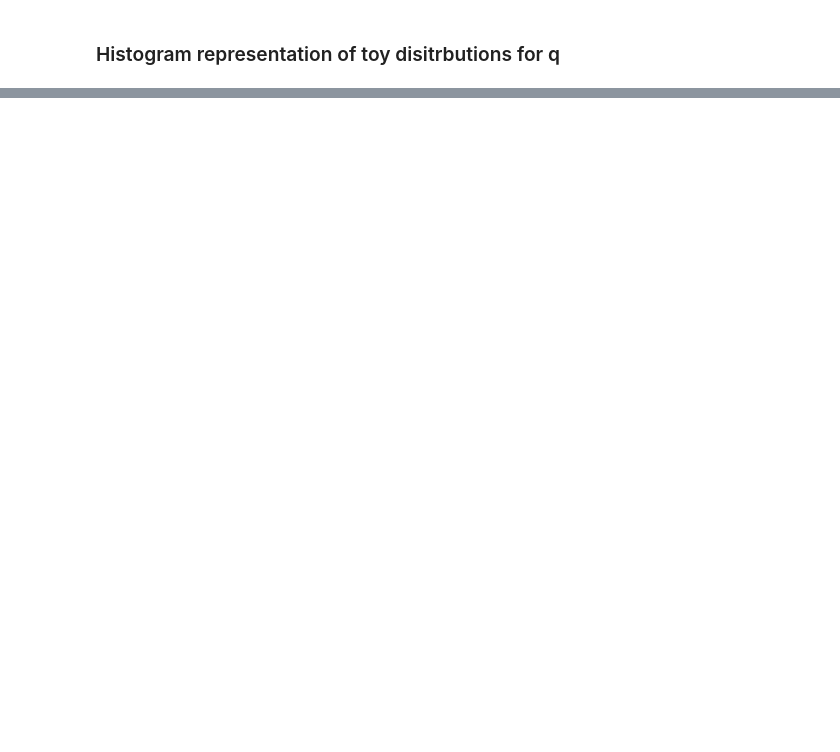
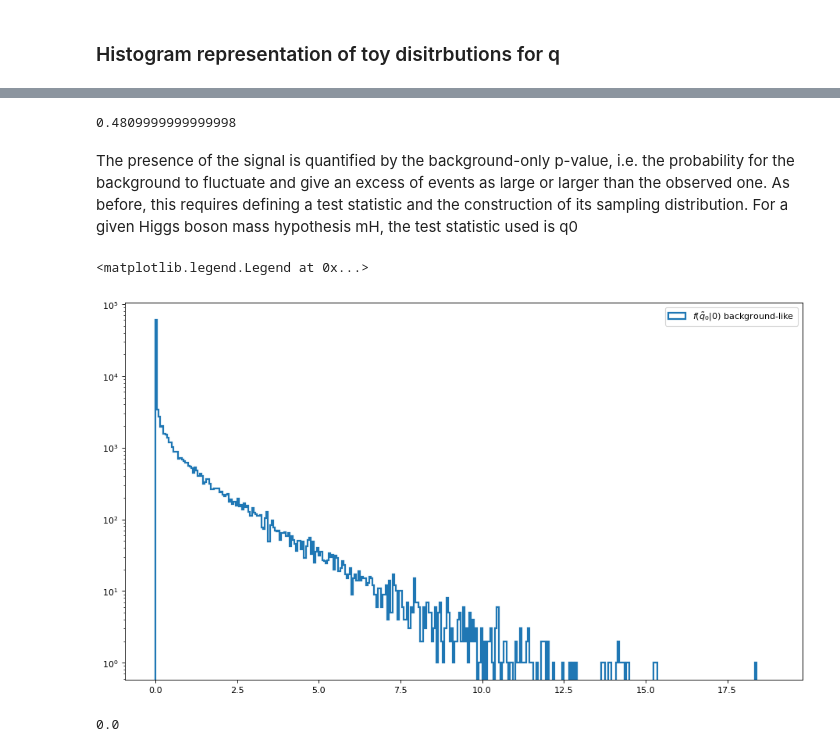
Before and after one commit to emabaci/LCP-mod.-B, a Jupyter notebook: final_project/Statistichal part.ipynb, the cells around one changed output, grey strips where cells are left out. Saved outputs shown, nothing was run; the diff lists cells and outputs as text; code cells hidden in the pictures; blank space fills up the shorter version.

```diff
--- a/final_project/Statistichal part.ipynb
+++ b/final_project/Statistichal part.ipynb
@@ -311 +291,62 @@ plt.legend()
+# %%
+# retrieve counts and bins
+counts0, bins0, bars0 = histogram_0
+counts1, bins1, bars1 = histogram_1
+bin_width = bins0[1] - bins0[0]
+
+counts1_q = counts1[bins1[:-1]>q_obs_1]
+p_val_mu = sum( bin_width*counts1_q)
+p_val_mu
+
+counts0_q = counts0[bins0[:-1]>q_obs_0]
+p_val_b = sum( bin_width*counts0_q)
+
+CL = p_val_mu/(1 - p_val_b)
+CL
+# %% [output]
+0.4809999999999998
+# %% [markdown]
+The presence of the signal is quantified by the background-only p-value, i.e. the probability for the background to fluctuate and give an excess of events as large or larger than the observed one. As before, this requires defining a test statistic and the construction of its sampling distribution. For a given Higgs boson mass hypothesis mH, the test statistic used is q0
+# %%
+mu_s_0 = np.zeros(100000)
+q_0_1s = np.zeros(100000)
+
+
+for i in tqdm(range(100000)):
+    toy_count0 = create_toy_distr(0,sim_signal_counts, sim_background_counts)
+
+    fun0      = lambda mu: -log_likelihood(mu,
+                                           sim_signal_counts,
+                                           sim_background_counts,
+                                           toy_count0)
+
+
+    mu_opt_i_0  = sp.optimize.minimize(fun0,0.5,bounds=((0,1),))["x"]
+    mu_s_0[i]   = mu_opt_i_0
+    q_0_1s[i]   = q_tilde_mu(0, mu_s_0[i],
+                       sim_signal_counts,
+                       sim_background_counts,
+                       toy_count0)
+# %%
+figure(figsize=(14, 8), dpi=80)
+histogram_0 = plt.hist(q_0_1s,
+                       bins = np.arange(min(q_0_1s),max(q_0_1s) + 0.5,0.05),
+                       histtype = 'step',
+                       facecolor='c',
+                       #density=True,
+                       label=r"$f(\tilde{q}_0|0)$ background-like",
+                       linewidth=2)
+
+#plt.axvline(q_obs_0, color='black', linestyle='dotted', linewidth=3, label = "q_obs_0")
+plt.yscale('log')
+
+plt.legend()
+# %% [output]
+<matplotlib.legend.Legend at 0x...>
+[figure, added]
+# %%
+p_estimate = 0.5*(1 - special.erf(q_obs_0/2))
+p_estimate
+# %% [output]
+0.0
 # %%
```
Also changed, not shown: parts of 41 cells of this notebook.
